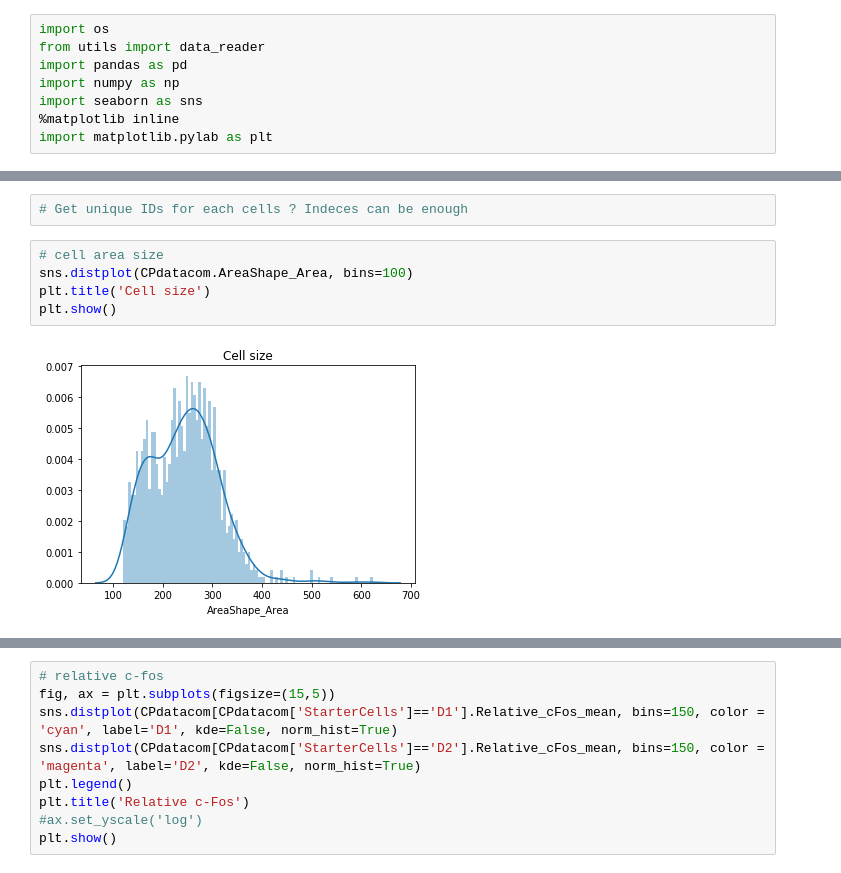
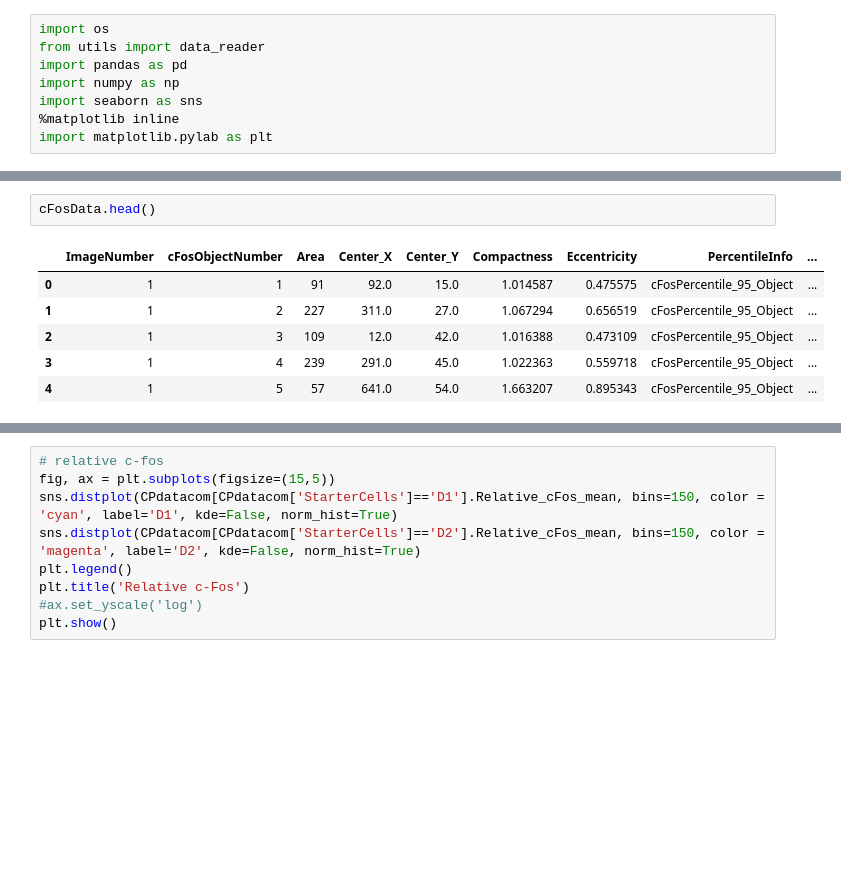
Before and after one commit to HernandoMV/CellProfiler_AnalysisPipelines, a Jupyter notebook: RabiesQuantification_CellProfiler_Analysis.ipynb, the cells around one changed output, grey strips where cells are left out. Drawn from its saved outputs; the diff is of its cells as text; blank space fills up the shorter version.

```diff
--- a/RabiesQuantification_CellProfiler_Analysis.ipynb
+++ b/RabiesQuantification_CellProfiler_Analysis.ipynb
@@ -38,9 +16,9 @@ CPdatacom = CPdata.apply(getImageInfo, axis=1)
-# %%
-# Get unique IDs for each cells ? Indeces can be enough
-# %%
-# cell area size
-sns.distplot(CPdatacom.AreaShape_Area, bins=100)
-plt.title('Cell size')
-plt.show()
-# %% [output]
-[figure, removed]
+# %%
+cFosData.head()
+# %% [output]
+|  | ImageNumber | cFosObjectNumber | Area | Center_X | Center_Y | Compactness | Eccentricity | PercentileInfo | ... |
+| 0 | 1 | 1 | 91 | 92.0 | 15.0 | 1.014587 | 0.475575 | cFosPercentile_95_Object | ... |
+| 1 | 1 | 2 | 227 | 311.0 | 27.0 | 1.067294 | 0.656519 | cFosPercentile_95_Object | ... |
+| 2 | 1 | 3 | 109 | 12.0 | 42.0 | 1.016388 | 0.473109 | cFosPercentile_95_Object | ... |
+| 3 | 1 | 4 | 239 | 291.0 | 45.0 | 1.022363 | 0.559718 | cFosPercentile_95_Object | ... |
+| 4 | 1 | 5 | 57 | 641.0 | 54.0 | 1.663207 | 0.895343 | cFosPercentile_95_Object | ... |
```
Also changed, not shown: parts of 5 cells of this notebook, 2 other files.
